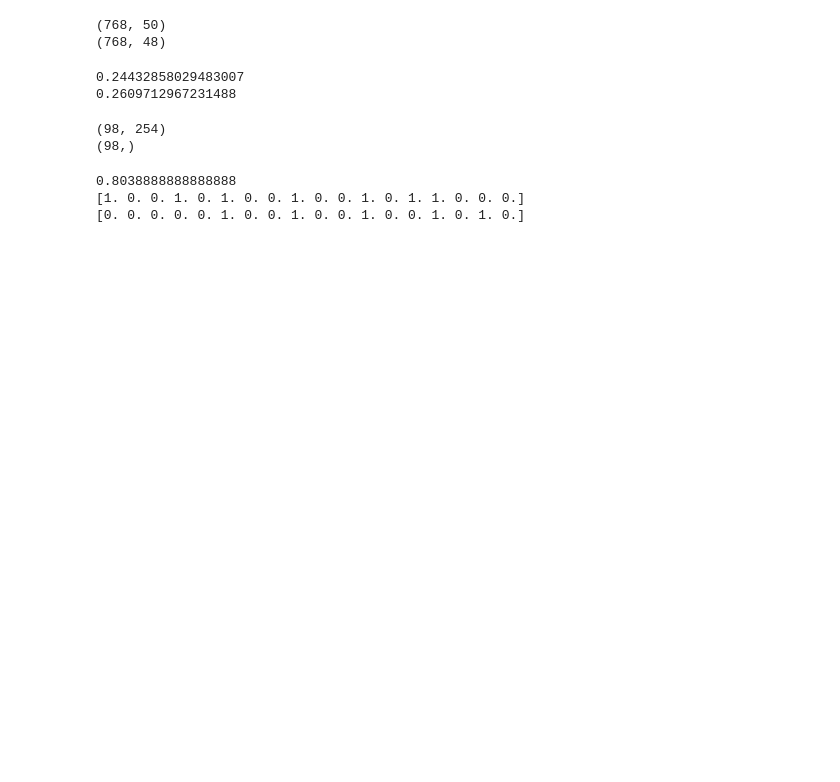
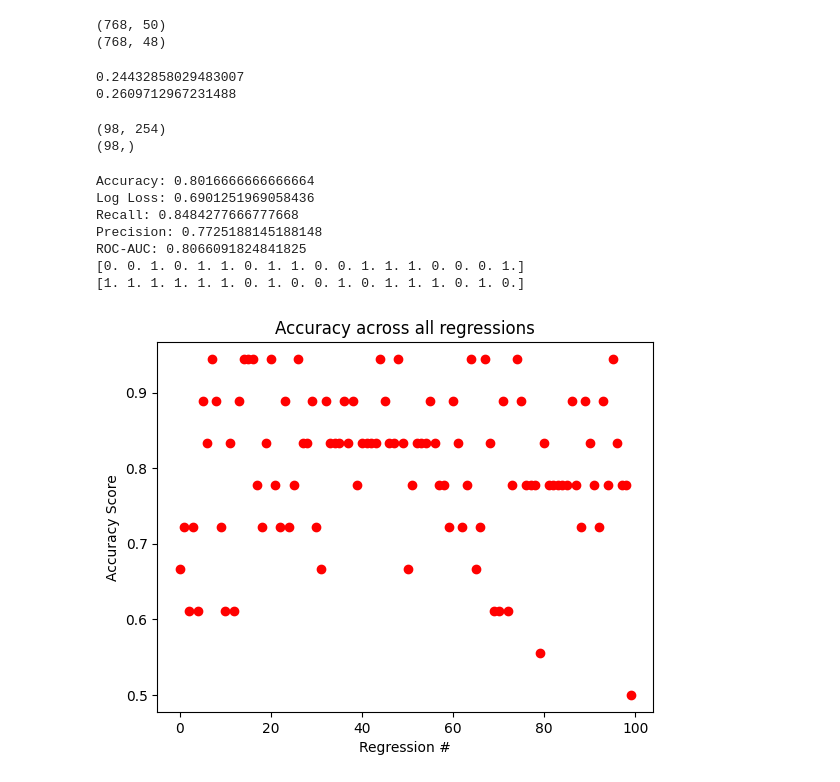
Before and after one commit to SumanthPandiri/4300-Data-Science-Project, a Jupyter notebook: TestNotebook2.ipynb, the cells around one changed output. Saved outputs shown, nothing was run; the diff lists cells and outputs as text; code cells hidden in the pictures; blank space fills up the shorter version.

```diff
--- a/TestNotebook2.ipynb
+++ b/TestNotebook2.ipynb
@@ -13,7 +13,7 @@ listPatient = []
 #Reads in each of the 8 sheets for the patient and the control datasets
 for i in range(1,9):
     #Imports the patient dataset and drops unneccessary rows/columns
-    df = pd.read_excel('Data/ALL_PMS_Patient_Biolog_data_NORMALIZED.xlsx', sheet_name='PM-M' + str(i))
+    df = pd.read_excel('ALL_PMS_Patient_Biolog_data_NORMALIZED.xlsx', sheet_name='PM-M' + str(i))
     df = df[1:]
     df.columns = df.iloc[0]
     df = df[1:]
@@ -22,7 +22,7 @@ for i in range(1,9):
     df = df.drop('CMS#', axis=1)
 
     #Imports the control dataset and removed unnecessary rows/columns
-    df_control = pd.read_excel('Data/ABS_Normalized Control_PMS data.xlsx', sheet_name='PM-M' + str(i) + '_Control')
+    df_control = pd.read_excel('ABS_Normalized Control_PMS data.xlsx', sheet_name='PM-M' + str(i) + '_Control')
     df_control = df_control[4:]
     cols = df_control.columns.tolist()
     to_remove = cols[0:59] + cols[109:]
@@ -74,7 +74,7 @@ print(np.median(abs(Median)))
 x_array = np.append(arrayControl, arrayPatient, 1)
 
 #Creates a set of values in the median differences array that are between -0.2 and 0.2 and deletes the values from x_array
-#toDrop = np.where(abs(Median) < 0.5)
+toDrop = np.where(abs(Median) < 0.5)
 x_array = np.delete(x_array, toDrop, 0)
 
 #transposes the x_array
@@ -89,6 +89,11 @@ print(y_array.shape)
 (98,)
 # %%
 listAccuracyScore = []
+listLogLossScore = []
+listRecallScore = []
+listPrecisionScore = []
+listROCAUCScore = []
+listConfusionMatrices =[]
 
 #Runs the logistic regression 100 times and calculates the accuracy score
 for i in range (0,100):
@@ -106,17 +111,39 @@ for i in range (0,100):
     y_test = y_shuffled[80:99]
 
     # Fitting Logistic Regression to the Training set
-    lr = LogisticRegression(solver="lbfgs", max_iter=10000)
+    lr = LogisticRegression(solver="liblinear", max_iter=10000)
     lr.fit(x_train, y_train)
 
     # Predicting the Test set results
     y_pred = lr.predict(x_test)
+    y_pred_proba =lr.predict_proba(x_test)
     listAccuracyScore.append(metrics.accuracy_score(y_test, y_pred))
+    listLogLossScore.append(metrics.log_loss(y_test, y_pred_proba))
+    listRecallScore.append(metrics.recall_score(y_test, y_pred))
+    listPrecisionScore.append(metrics.precision_score(y_test, y_pred))
+    listROCAUCScore.append(metrics.roc_auc_score(y_test, y_pred))
+    listConfusionMatrices.append(metrics.confusion_matrix(y_test, y_pred))
 
-print(np.mean(listAccuracyScore))
+print("Accuracy: " + str(np.mean(listAccuracyScore)))
+print("Log Loss: " + str(np.median(listLogLossScore)))
+print("Recall: " + str(np.mean(listRecallScore)))
+print("Precision: " + str(np.mean(listPrecisionScore)))
+print("ROC-AUC: " + str(np.mean(listROCAUCScore)))
 print(y_pred)
 print(y_test)
 # %% [output]
-0.8038888888888888
-[1. 0. 0. 1. 0. 1. 0. 0. 1. 0. 0. 1. 0. 1. 1. 0. 0. 0.]
-[0. 0. 0. 0. 0. 1. 0. 0. 1. 0. 0. 1. 0. 0. 1. 0. 1. 0.]
+Accuracy: 0.8016666666666664
+Log Loss: 0.6901251969058436
+Recall: 0.8484277666777668
+Precision: 0.7725188145188148
+ROC-AUC: 0.8066091824841825
+[0. 0. 1. 0. 1. 1. 0. 1. 1. 0. 0. 1. 1. 1. 0. 0. 0. 1.]
+[1. 1. 1. 1. 1. 1. 0. 1. 0. 0. 1. 0. 1. 1. 1. 0. 1. 0.]
+# %%
+plt.title("Accuracy across all regressions")
+plt.xlabel("Regression #")
+plt.ylabel("Accuracy Score")
+plt.plot(listAccuracyScore, 'ro', scalex=True)
+plt.show()
+# %% [output]
+[figure, added]
```
Also changed, not shown: parts of 5 cells of this notebook.
